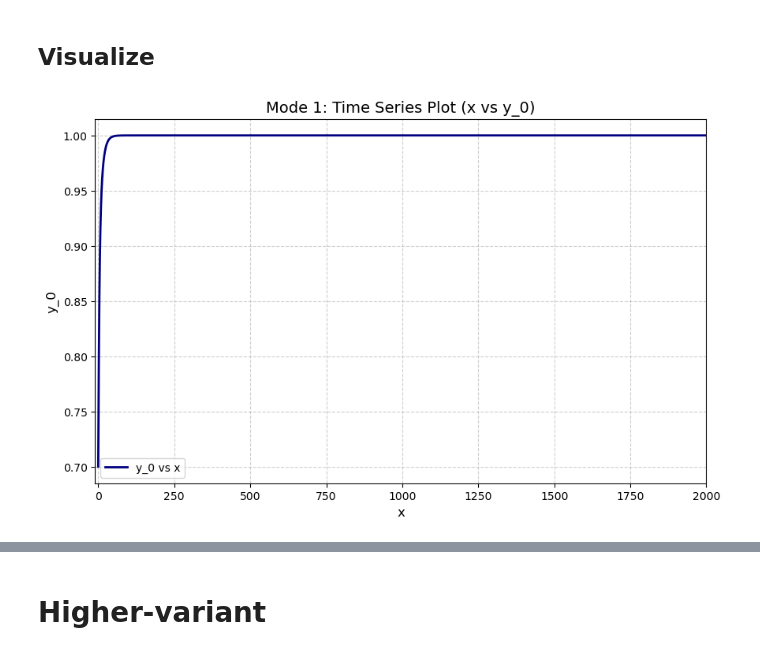
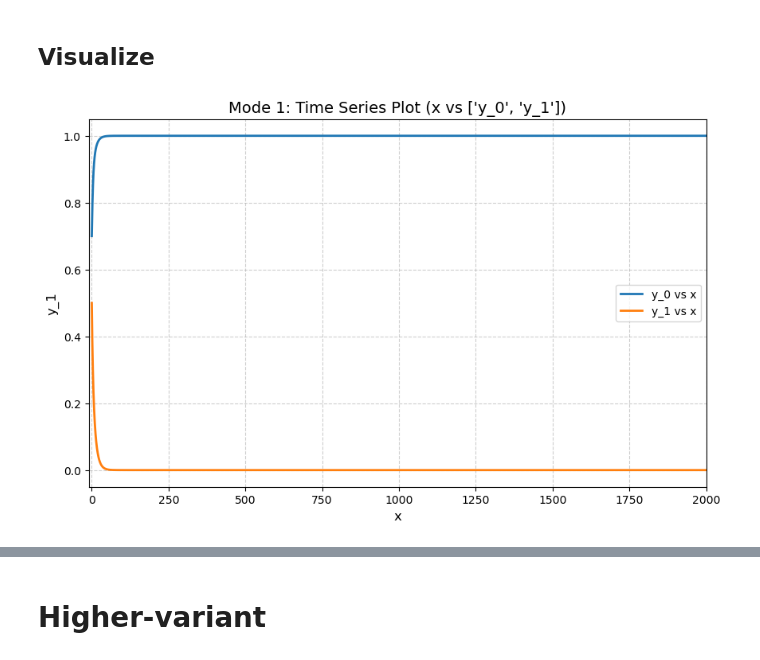
Before and after one commit to k1m1nonawa4869/FaMI304x-Numerical-Analysis, a Jupyter notebook: Week8-Differential/pp1a_CauchyEuler.ipynb, the cells around one changed output, grey strips where cells are left out. Saved outputs shown, nothing was run; the diff lists cells and outputs as text; code cells hidden in the pictures.

```diff
--- a/Week8-Differential/pp1a_CauchyEuler.ipynb
+++ b/Week8-Differential/pp1a_CauchyEuler.ipynb
@@ -170,14 +170,14 @@ def plot_solver_result(df, mode, col1='x', col2='y_0', output_file='plot.png'):
         Filename to save the image.
     """
     plt.figure(figsize=(10, 6))
+    plt.grid(True, linestyle='--', alpha=0.6)
 
     # Plot Logic
-    plt.plot(df[col1], df[col2], label=f'{col2} vs {col1}', color='navy', linewidth=2)
-
+    for item in col2:
+        plt.plot(df[col1], df[item], label=f'{item} vs {col1}', linewidth=2, )
+        plt.xlabel(col1, fontsize=12)
+        plt.ylabel(item, fontsize=12)
     # Formatting
-    plt.grid(True, linestyle='--', alpha=0.6)
-    plt.xlabel(col1, fontsize=12)
-    plt.ylabel(col2, fontsize=12)
     plt.legend()
 
     if mode == 1:
@@ -195,6 +195,6 @@ def plot_solver_result(df, mode, col1='x', col2='y_0', output_file='plot.png'):
         plt.title(f"Mode 2: Phase Plane Plot ({col1} vs {col2})", fontsize=14)
 # %%
 # 2. Plot Mode 1: x vs y_0 (Time vs Position)
-plot_solver_result(df_system, mode=1, col1='x', col2='y_0')
+plot_solver_result(df_system, mode=1, col1='x', col2=['y_0', 'y_1'])
 # %% [output]
-[figure, old version]
+[figure, new version]
```
Also changed, not shown: parts of 2 cells of this notebook, 2 other files.
